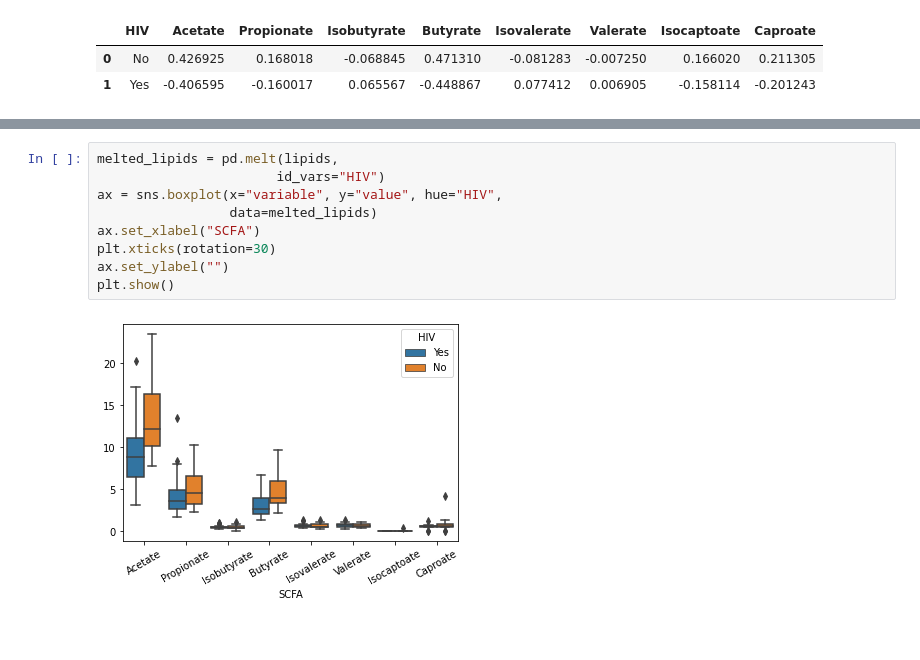
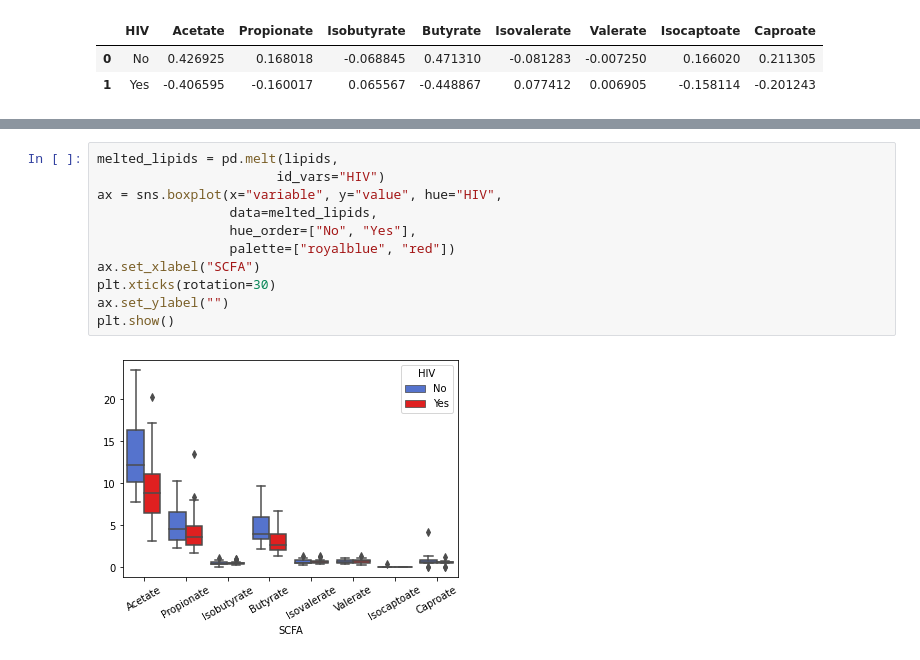
Before and after one commit to sterrettJD/HIV-microbiome, a Jupyter notebook: Lipidome.ipynb, the cells around one changed output, grey strips where cells are left out. Drawn from its saved outputs; the diff is of its cells as text.

```diff
--- a/Lipidome.ipynb
+++ b/Lipidome.ipynb
@@ -93,11 +85,13 @@ fig.show()
 # %%
 melted_lipids = pd.melt(lipids,
                        id_vars="HIV")
 ax = sns.boxplot(x="variable", y="value", hue="HIV",
-                 data=melted_lipids)
+                 data=melted_lipids,
+                 hue_order=["No", "Yes"],
+                 palette=["royalblue", "red"])
 ax.set_xlabel("SCFA")
 plt.xticks(rotation=30)
 ax.set_ylabel("")
 plt.show()
 # %% [output]
-[figure, old version]
+[figure, new version]
```
Also changed, not shown: parts of 6 cells of this notebook.
